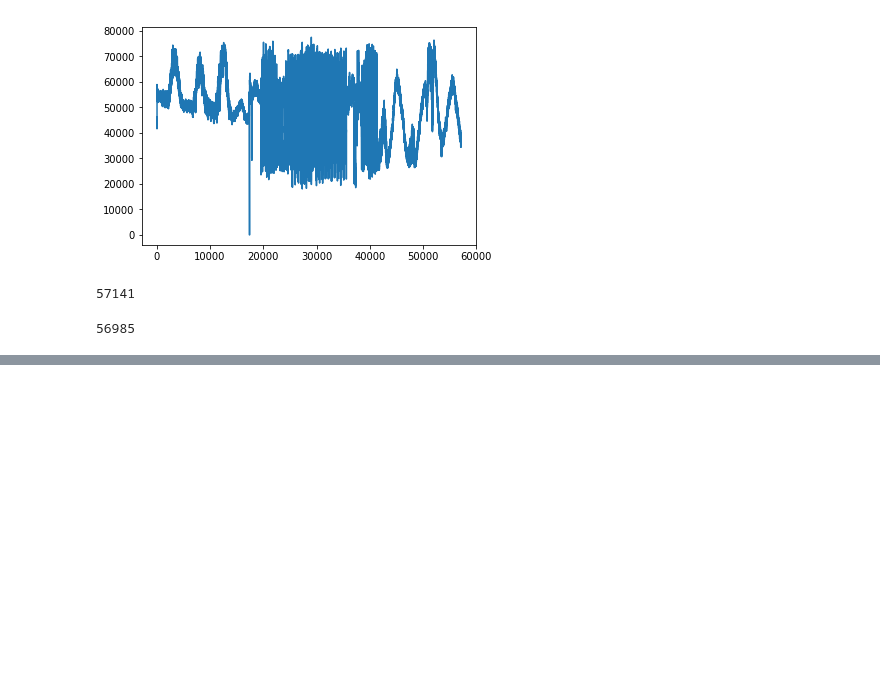
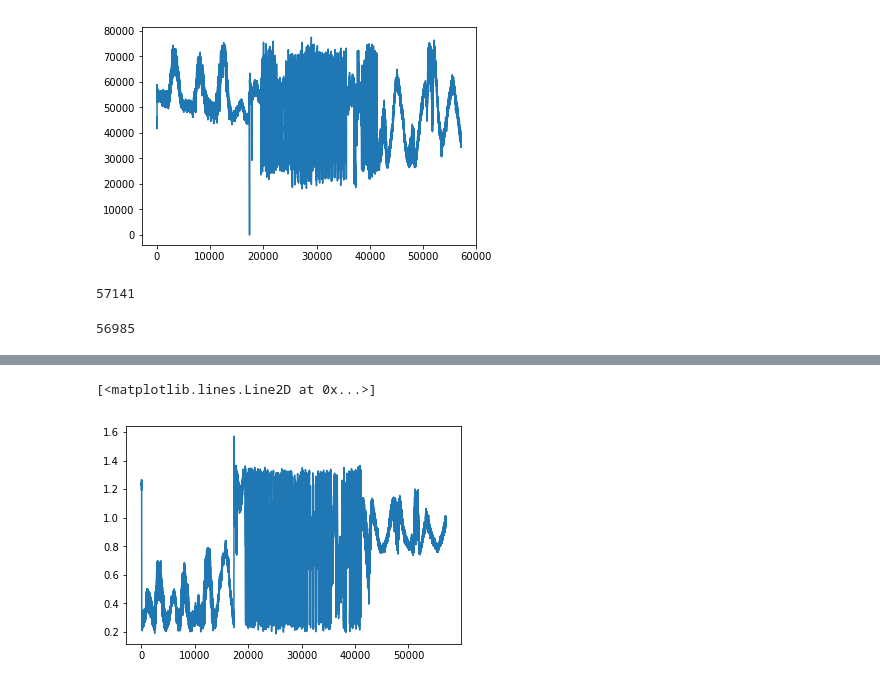
Before and after one commit to BlastTNG/mapmaking, a Jupyter notebook: Untitled.ipynb, the cells around one changed output, grey strips where cells are left out. Cells and saved outputs as stored; diff of their text form; code cells hidden in the pictures; blank space fills up the shorter version.

Commit message:
Added averaging and compressing function, IQ to mag and phase.

```diff
--- a/Untitled.ipynb
+++ b/Untitled.ipynb
@@ -97,0 +187,18 @@ plt.plot(val)
+# %%
+def IQtoPhase(Iarray, Qarray):
+    out_array = []
+    for i in range(len(Iarray)):
+        if Iarray[i] != 0:
+            out_array.append(np.arctan(Qarray[i]/Iarray[i]))
+        else:
+            out_array.append(np.pi/2.)
+    return out_array
+# %%
+phase_array = IQtoPhase(i1_values,q1_values)
+# %%
+fancy_phase = fancier_avg(phase_array, len(y_values))
+# %%
+plt.plot(fancy_phase)
+# %% [output]
+[<matplotlib.lines.Line2D at 0x...>]
+[figure, added]
```
Also changed, not shown: parts of 12 cells of this notebook, 2 other files.
